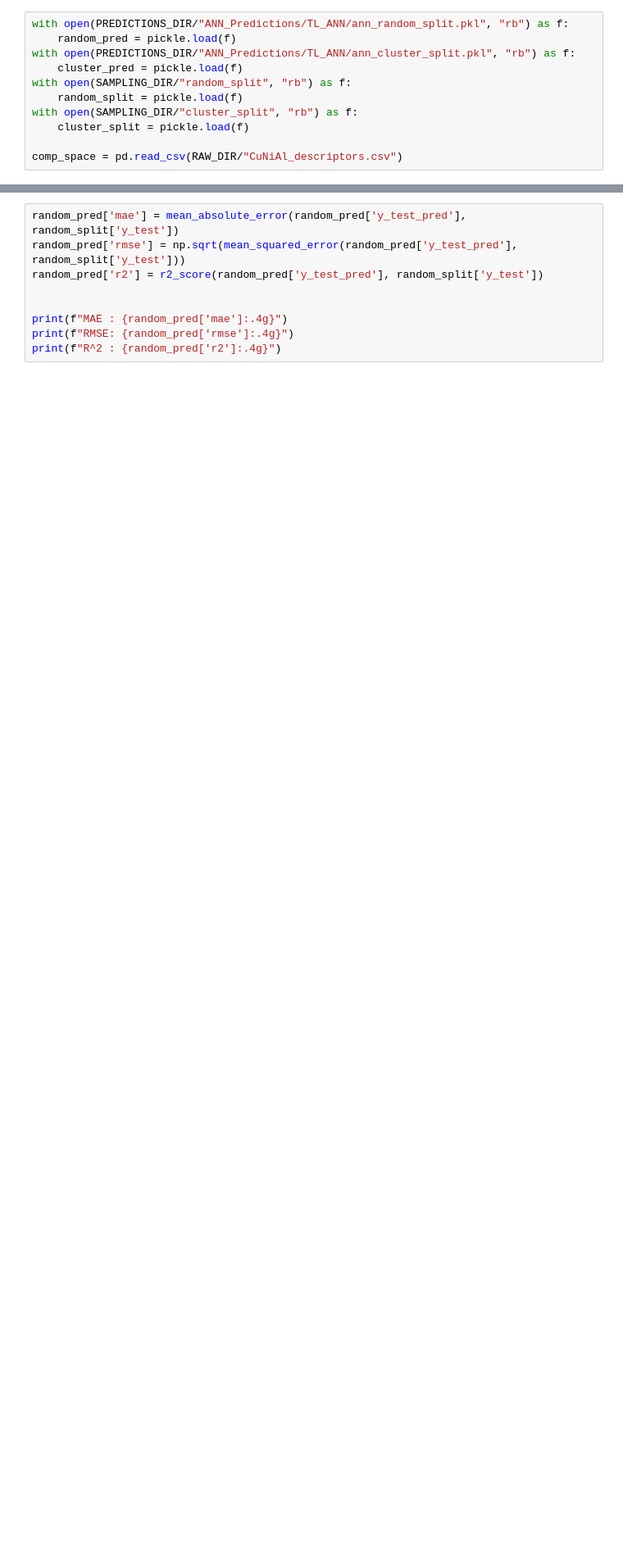
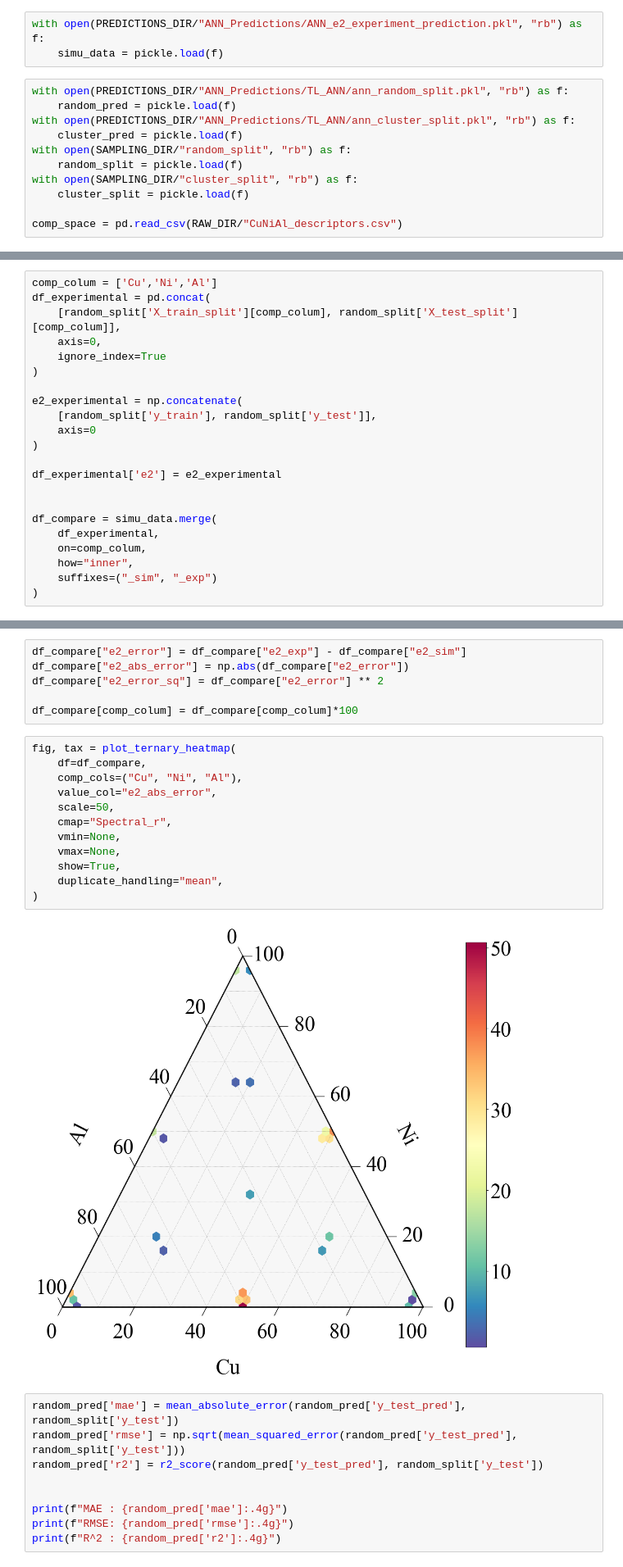
Before and after one commit to linarojas0824/Hybrid-Experimental-Data-Driven-Workflow, a Jupyter notebook: scripts/Notebooks/03_ANN_Transfer.ipynb, the cells around one changed output, grey strips where cells are left out. Shown at 82% size. Saved outputs shown, nothing was run; the diff lists cells and outputs as text; blank space fills up the shorter version.

Commit message:
error for simulated data

```diff
--- a/scripts/Notebooks/03_ANN_Transfer.ipynb
+++ b/scripts/Notebooks/03_ANN_Transfer.ipynb
@@ -8,6 +8,9 @@ import pickle
 from sklearn.preprocessing import StandardScaler
 from preprocessing.TernaryPlot import plot_ternary_heatmap
 from sklearn.metrics import mean_squared_error, mean_absolute_error, r2_score
+# %%
+with open(PREDICTIONS_DIR/"ANN_Predictions/ANN_e2_experiment_prediction.pkl", "rb") as f:
+    simu_data = pickle.load(f)
 # %%
 with open(PREDICTIONS_DIR/"ANN_Predictions/TL_ANN/ann_random_split.pkl", "rb") as f:
     random_pred = pickle.load(f)
@@ -21,0 +27,22 @@ comp_space = pd.read_csv(RAW_DIR/"CuNiAl_descriptors.csv")
+# %%
+comp_colum = ['Cu','Ni','Al']
+df_experimental = pd.concat(
+    [random_split['X_train_split'][comp_colum], random_split['X_test_split'][comp_colum]],
+    axis=0,
+    ignore_index=True
+)
+
+e2_experimental = np.concatenate(
+    [random_split['y_train'], random_split['y_test']],
+    axis=0
+)
+
+df_experimental['e2'] = e2_experimental
+
+
+df_compare = simu_data.merge(
+    df_experimental,
+    on=comp_colum,
+    how="inner",
+    suffixes=("_sim", "_exp")
+)
@@ -22,3 +64,23 @@ comp_space = pd.read_csv(RAW_DIR/"CuNiAl_descriptors.csv")
+# %%
+df_compare["e2_error"] = df_compare["e2_exp"] - df_compare["e2_sim"]
+df_compare["e2_abs_error"] = np.abs(df_compare["e2_error"])
+df_compare["e2_error_sq"] = df_compare["e2_error"] ** 2
+
+df_compare[comp_colum] = df_compare[comp_colum]*100
+# %%
+fig, tax = plot_ternary_heatmap(
+    df=df_compare,
+    comp_cols=("Cu", "Ni", "Al"),
+    value_col="e2_abs_error",
+    scale=50,
+    cmap="Spectral_r",
+    vmin=None,
+    vmax=None,
+    show=True,
+    duplicate_handling="mean",
+)
+# %% [output]
+[figure, added]
 # %%
 random_pred['mae'] = mean_absolute_error(random_pred['y_test_pred'], random_split['y_test'])
 random_pred['rmse'] = np.sqrt(mean_squared_error(random_pred['y_test_pred'], random_split['y_test']))
```
Also changed, not shown: parts of 2 cells of this notebook, 8 other files.
